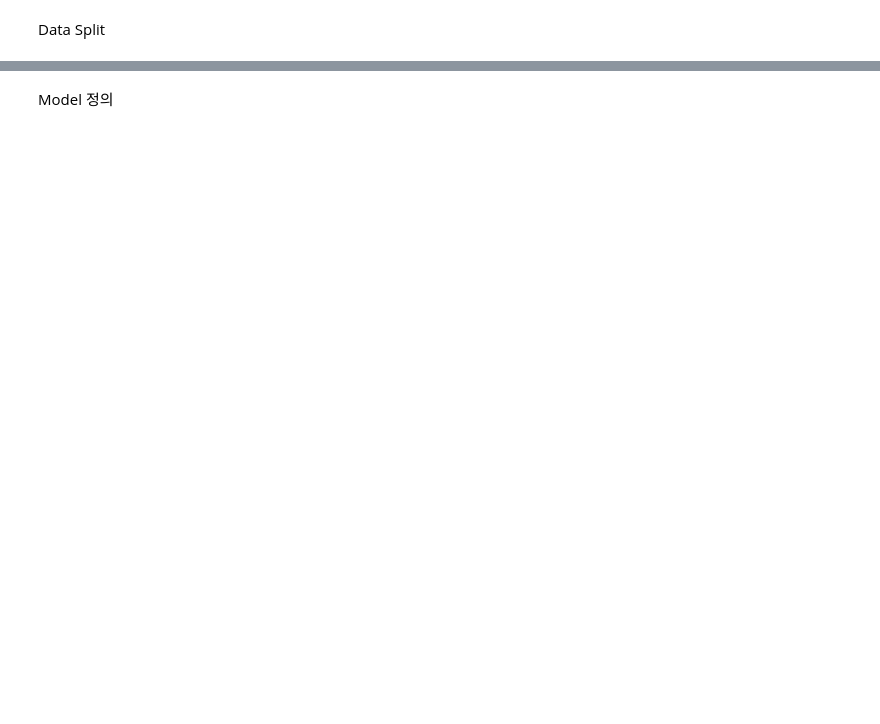
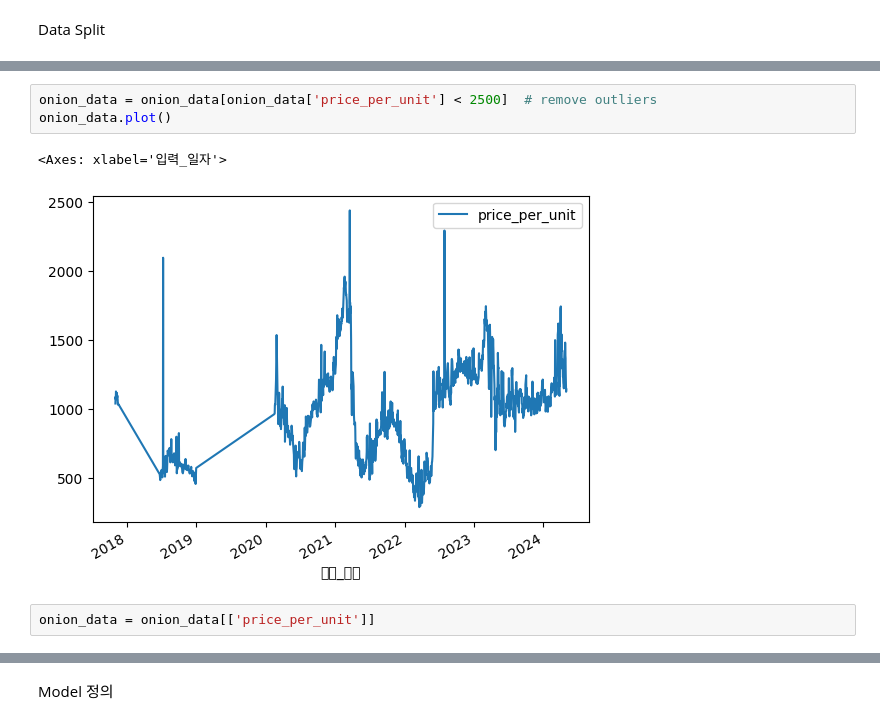
Before and after one commit to jkworldchampion/market_predict_lstm, a Jupyter notebook: baseline.ipynb, the cells around one changed output, grey strips where cells are left out. Cells and saved outputs as stored; diff of their text form; blank space fills up the shorter version.

```diff
--- a/baseline.ipynb
+++ b/baseline.ipynb
@@ -205,0 +362,8 @@ print(data_onion_train.shape, data_onion_test.shape, data_onion_valid.shape)
+# %%
+onion_data = onion_data[onion_data['price_per_unit'] < 2500]  # remove outliers
+onion_data.plot()
+# %% [output]
+<Axes: xlabel='입력_일자'>
+[figure, added]
+# %%
+onion_data = onion_data[['price_per_unit']]
```
Also changed, not shown: parts of 62 cells of this notebook.
